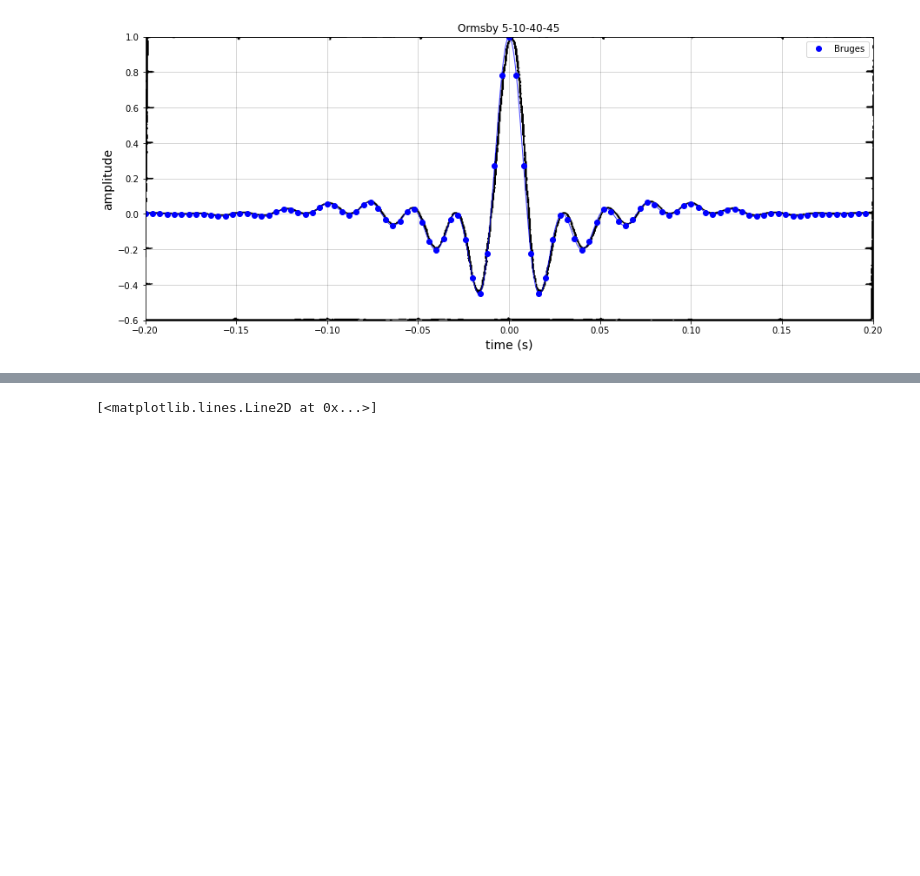
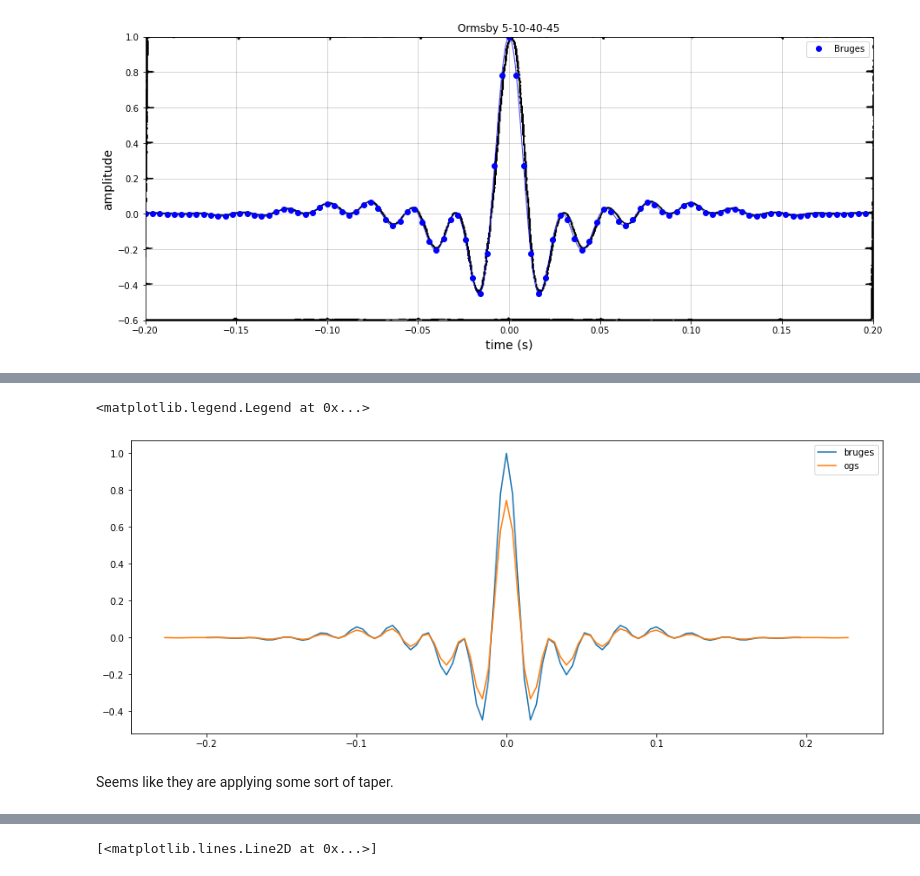
Before and after one commit to softwareunderground/repro-zoo, a Jupyter notebook: ryan-1994/Ormsby_wavelet_reproducibility.ipynb, the cells around one changed output, grey strips where cells are left out. Saved outputs shown, nothing was run; the diff lists cells and outputs as text; code cells hidden in the pictures; blank space fills up the shorter version.

```diff
--- a/ryan-1994/Ormsby_wavelet_reproducibility.ipynb
+++ b/ryan-1994/Ormsby_wavelet_reproducibility.ipynb
@@ -87,0 +94,6 @@ plt.show()
+# %%
+import pandas as pd
+
+df = pd.read_csv('./Traces_20210209_193429.csv')
+
+df.head()
@@ -88,3 +107,16 @@ plt.show()
+# %%
+tw1 = df['Time (ms)'] / 1000 - 0.215  # This is weird.
+orms1 = df['Filter Impulse Response']
+
+plt.figure(figsize=(15, 6))
+plt.plot(tw, orms, label='bruges')
+plt.plot(tw1, orms1, label='ogs')
+plt.legend()
+# %% [output]
+<matplotlib.legend.Legend at 0x...>
+[figure, added]
+# %% [markdown]
+Seems like they are applying some sort of taper.
 # %% [markdown]
 ## Ryan 1994, and SEG Wiki
 
```
Also changed, not shown: parts of 12 cells of this notebook, 1 other file.
